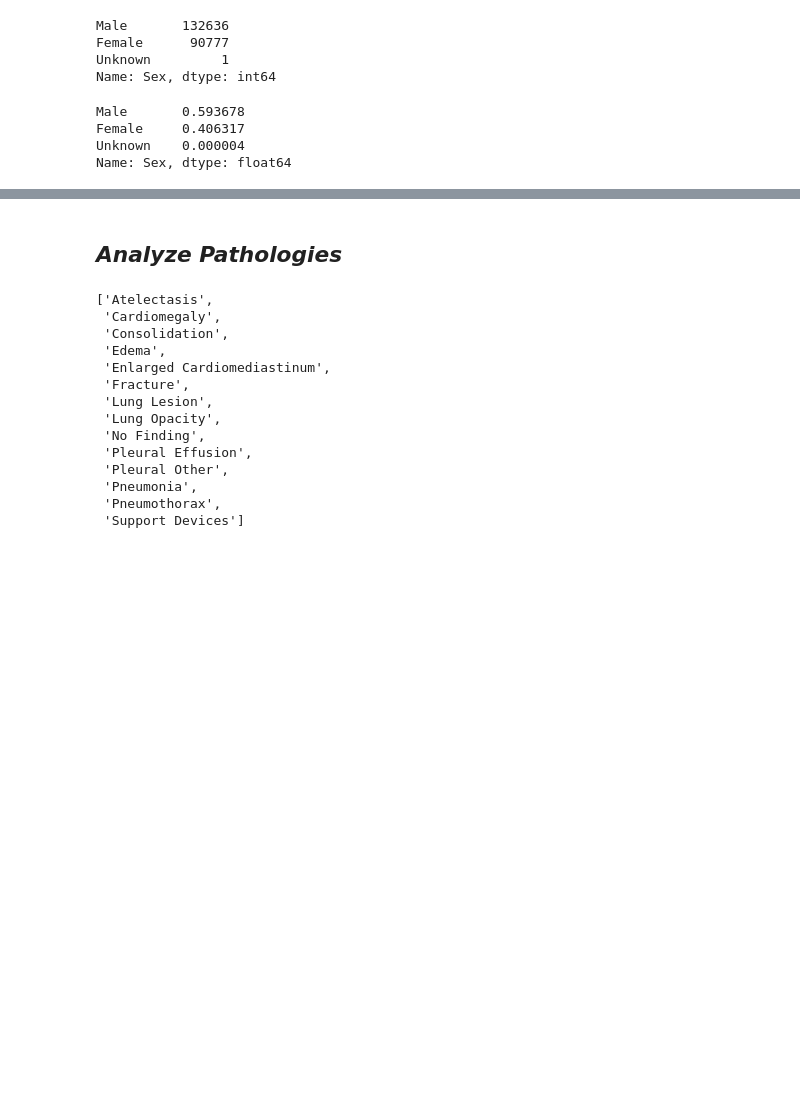
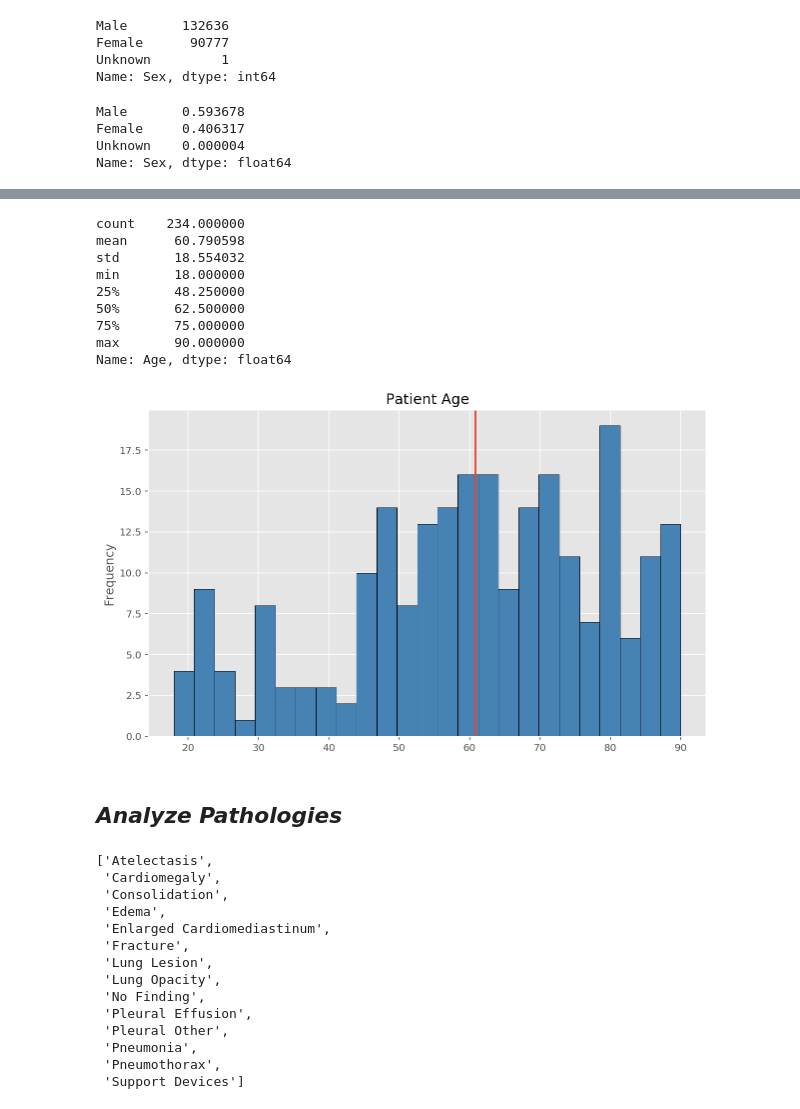
Before and after one commit to earny-joe/Springboard-DS-Portfolio, a Jupyter notebook: capstone_2/chexpert_eda.ipynb, the cells around one changed output, grey strips where cells are left out. Drawn from its saved outputs; the diff is of its cells as text; code cells hidden in the pictures; blank space fills up the shorter version.

```diff
--- a/capstone_2/chexpert_eda.ipynb
+++ b/capstone_2/chexpert_eda.ipynb
@@ -243,3 +249,19 @@ Name: Age, dtype: float64
+# %%
+valid_df['Age'].plot(kind='hist', color='steelblue', edgecolor='black', bins=25, figsize=(10,6))
+plt.axvline(x=np.mean(valid_df['Age']))
+plt.title('Patient Age')
+print(valid_df['Age'].describe());
+# %% [output]
+count    234.000000
+mean      60.790598
+std       18.554032
+min       18.000000
+25%       48.250000
+50%       62.500000
+75%       75.000000
+max       90.000000
+Name: Age, dtype: float64
+[figure, added]
 # %% [markdown]
 ## _Analyze Pathologies_
 # %%
```
Also changed, not shown: parts of 9 cells of this notebook.
